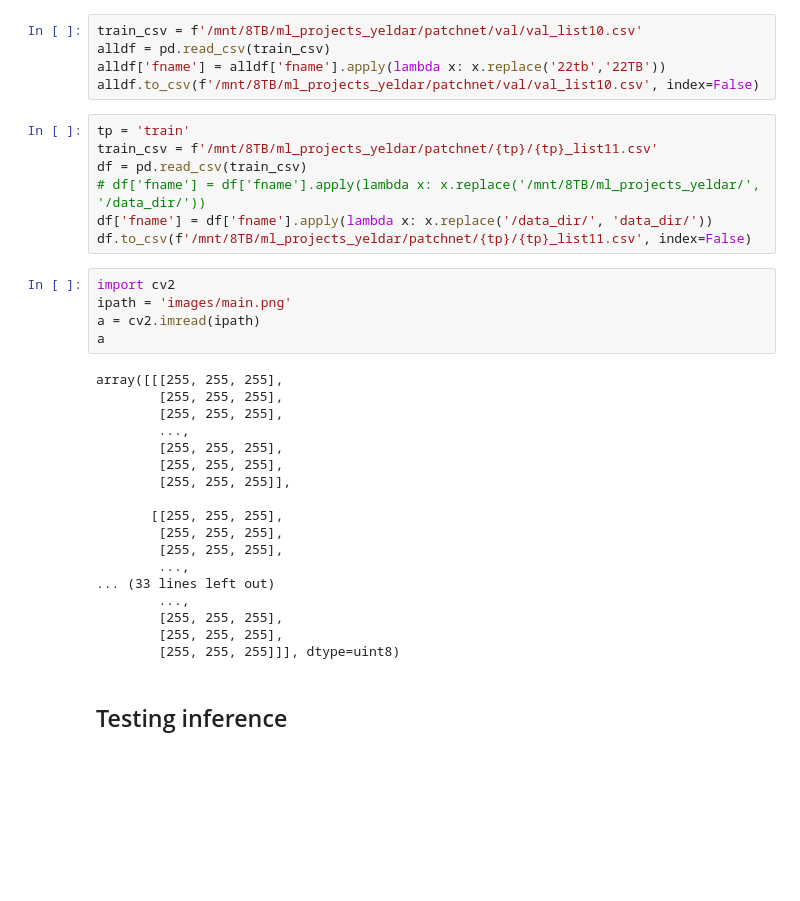
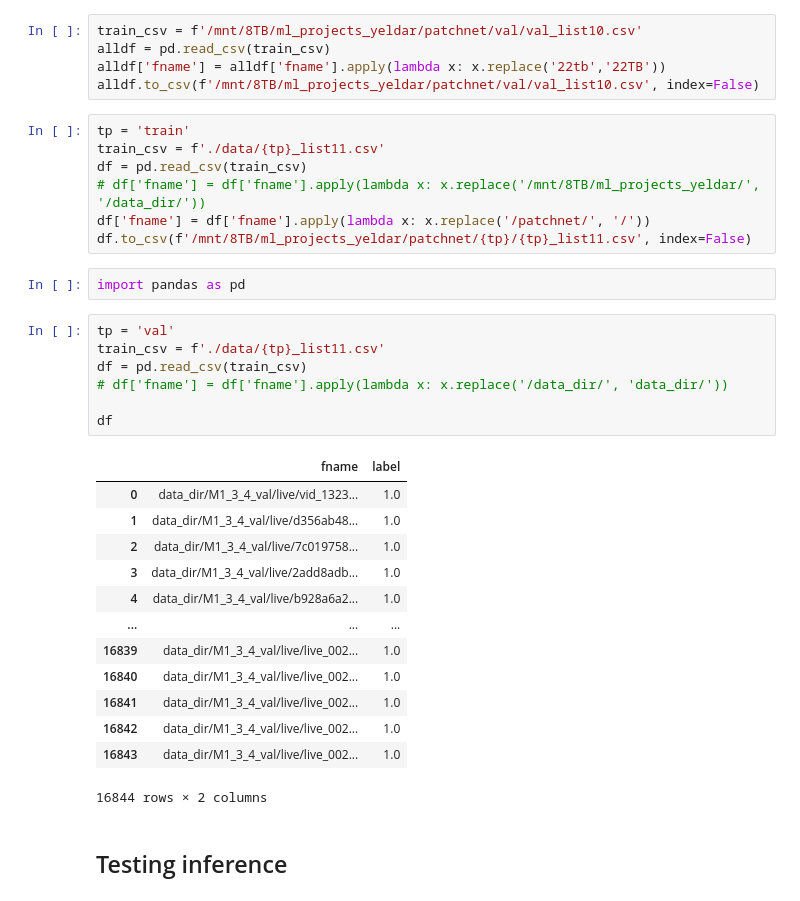
Before and after one commit to biometrickz/SSAN, a Jupyter notebook: Untitled.ipynb, the cells around one changed output. Cells and saved outputs as stored; diff of their text form; blank space fills up the shorter version.

```diff
--- a/Untitled.ipynb
+++ b/Untitled.ipynb
@@ -323,34 +323,34 @@ alldf['fname'] = alldf['fname'].apply(lambda x: x.replace('22tb','22TB'))
 alldf.to_csv(f'/mnt/8TB/ml_projects_yeldar/patchnet/val/val_list10.csv', index=False)
 # %%
 tp = 'train'
-train_csv = f'/mnt/8TB/ml_projects_yeldar/patchnet/{tp}/{tp}_list11.csv'
+train_csv = f'./data/{tp}_list11.csv'
 df = pd.read_csv(train_csv)
 # df['fname'] = df['fname'].apply(lambda x: x.replace('/mnt/8TB/ml_projects_yeldar/', '/data_dir/'))
-df['fname'] = df['fname'].apply(lambda x: x.replace('/data_dir/', 'data_dir/'))
+df['fname'] = df['fname'].apply(lambda x: x.replace('/patchnet/', '/'))
 df.to_csv(f'/mnt/8TB/ml_projects_yeldar/patchnet/{tp}/{tp}_list11.csv', index=False)
-# %%
-import cv2
-ipath = 'images/main.png'
-a = cv2.imread(ipath)
-a
-# %% [output]
-array([[[255, 255, 255],
-        [255, 255, 255],
-        [255, 255, 255],
-        ...,
-        [255, 255, 255],
-        [255, 255, 255],
-        [255, 255, 255]],
-
-       [[255, 255, 255],
-        [255, 255, 255],
-        [255, 255, 255],
-        ...,
-... (33 lines left out)
-        ...,
-        [255, 255, 255],
-        [255, 255, 255],
-        [255, 255, 255]]], dtype=uint8)
+# %%
+import pandas as pd
+# %%
+tp = 'val'
+train_csv = f'./data/{tp}_list11.csv'
+df = pd.read_csv(train_csv)
+# df['fname'] = df['fname'].apply(lambda x: x.replace('/data_dir/', 'data_dir/'))
+
+df
+# %% [output]
+|  | fname | label |
+| 0 | data_dir/M1_3_4_val/live/vid_1323... | 1.0 |
+| 1 | data_dir/M1_3_4_val/live/d356ab48... | 1.0 |
+| 2 | data_dir/M1_3_4_val/live/7c019758... | 1.0 |
+| 3 | data_dir/M1_3_4_val/live/2add8adb... | 1.0 |
+| 4 | data_dir/M1_3_4_val/live/b928a6a2... | 1.0 |
+| ... | ... | ... |
+| 16839 | data_dir/M1_3_4_val/live/live_002... | 1.0 |
+| 16840 | data_dir/M1_3_4_val/live/live_002... | 1.0 |
+| 16841 | data_dir/M1_3_4_val/live/live_002... | 1.0 |
+| 16842 | data_dir/M1_3_4_val/live/live_002... | 1.0 |
+| 16843 | data_dir/M1_3_4_val/live/live_002... | 1.0 |
+16844 rows × 2 columns
 # %% [markdown]
 ## Testing inference
 # %%
```
Also changed, not shown: 4 other files.
